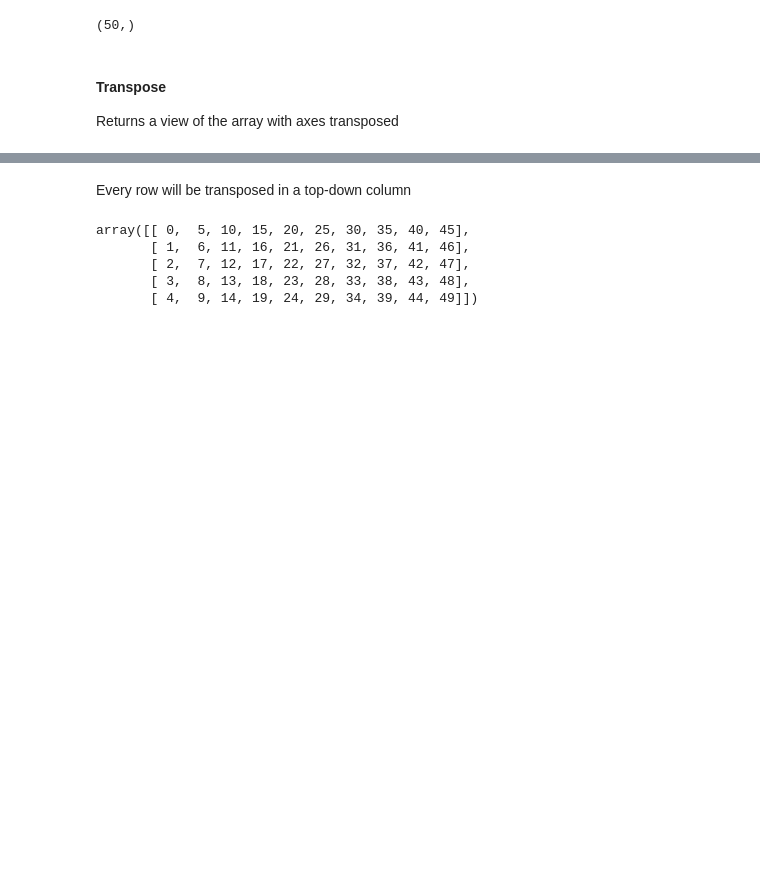
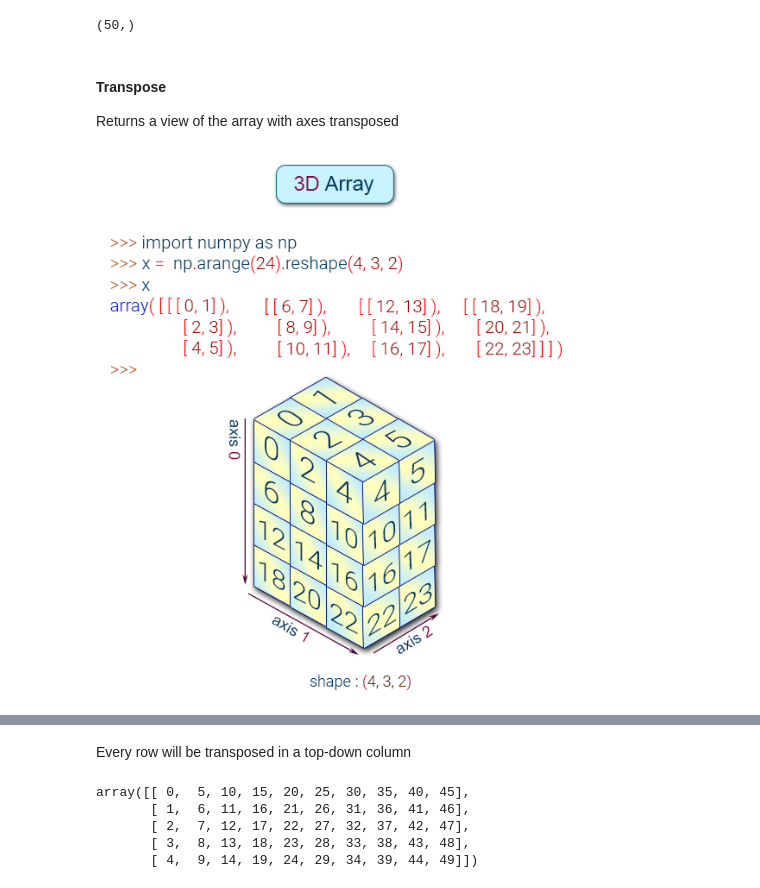
Before and after one commit to cosimino81/python3.7, a Jupyter notebook: SESSION_7 Numpy/Lec 04 - Array Shape and Manipulation.ipynb, the cells around one changed output, grey strips where cells are left out. Drawn from its saved outputs; the diff is of its cells as text; code cells hidden in the pictures; blank space fills up the shorter version.

Commit message:
numpy images

```diff
--- a/SESSION_7 Numpy/Lec 04 - Array Shape and Manipulation.ipynb
+++ b/SESSION_7 Numpy/Lec 04 - Array Shape and Manipulation.ipynb
@@ -93,6 +93,11 @@ ft.shape
 #### Transpose
 
 Returns a view of the array with axes transposed
+# %%
+from IPython.display import Image
+Image(filename='/home/CURIACOSI1/Python/python3.7/images/np3darray.PNG')
+# %% [output]
+[figure, added]
 # %%
 # First we get back the original shape
 arr.resize((10,5))
```
Also changed, not shown: parts of 1 cell of this notebook, 2 other files.
